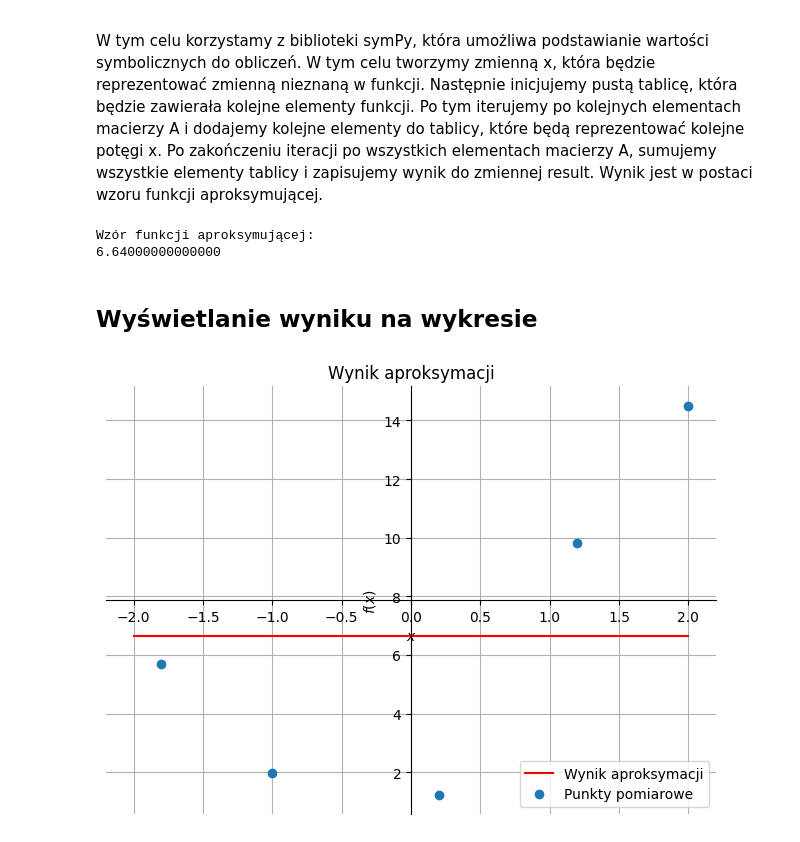
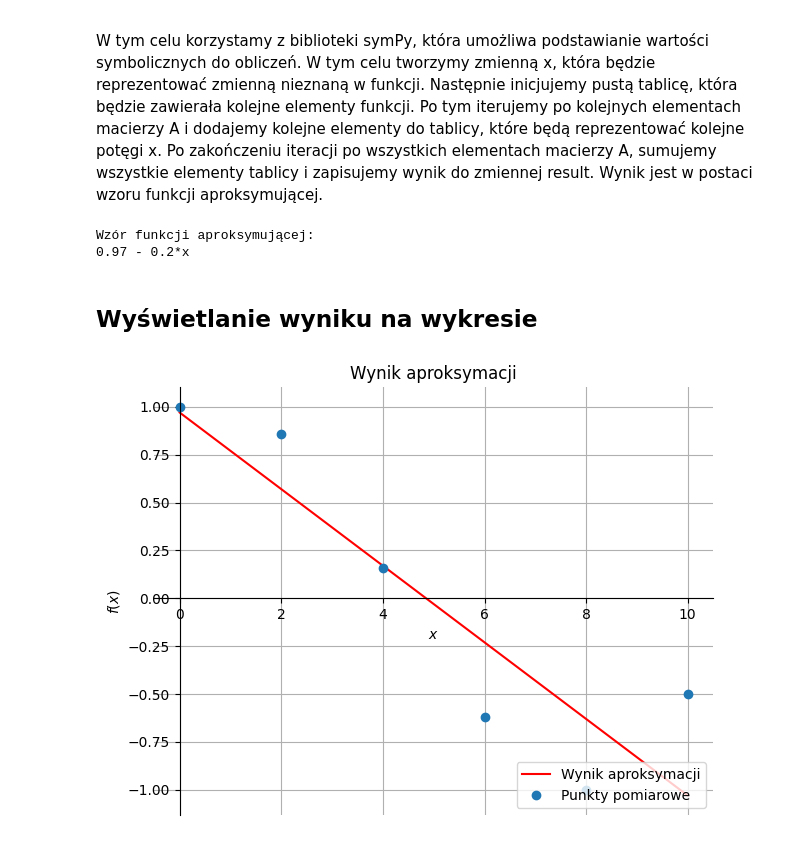
Before and after one commit to Kielx/approximation, a Jupyter notebook: approx.ipynb, the cells around one changed output. Cells and saved outputs as stored; diff of their text form; code cells hidden in the pictures.

```diff
--- a/approx.ipynb
+++ b/approx.ipynb
@@ -18,7 +18,7 @@ Dane powinny być w formie dwóch kolumn, gdzie pierwsza kolumna to wartości x,
 Kolumny powinny być oddzielone tabulatorem.
 Poniższa funkcja automatycznie zastępuje przecinki jako separator dziesiętny na kropki, co pozwala na poprawne wczytanie danych za pomocą np.loadtxt.
 # %%
-nazwa_pliku = 'input.txt'
+nazwa_pliku = 'Aproksymacja_dane.txt'
 
 # Funkcja, która zastępuje przecinki jako separator dziesiętny na kropki - w celu poprawnego wczytania danych za
 # pomocą np.loadtxt
@@ -30,6 +30,6 @@ def replace_commas_with_periods(filename):
         file.write(new_contents)
 
 replace_commas_with_periods(nazwa_pliku)
-coords = np.loadtxt('./' + nazwa_pliku, delimiter='\t')
+coords = np.loadtxt('./' + nazwa_pliku, delimiter=' ')
 print(coords)
 # %% [output]
@@ -194,27 +198,27 @@ print("Wzór funkcji aproksymującej: ")
 print(result)
 # %% [output]
 Wzór funkcji aproksymującej:
-6.64000000000000
+0.97 - 0.2*x
 # %% [markdown]
 ## Wyświetlanie wyniku na wykresie
 # %%
 from sympy.plotting.plot import MatplotlibBackend, Plot
 
 # funkcja zwracająca wykres z biblioteki sympy
 # Używana z powodu konieczności połączenia wielu wykresów w jeden
 def get_sympy_subplots(plot:Plot):
     backend = MatplotlibBackend(plot)
 
     backend.process_series()
     backend.fig.tight_layout()
     return backend.fig, backend.ax[0]
 
-p1 = sp.plot(result, (x, -2, 2),  show=False, line_color='red')
+p1 = sp.plot(result, (x, 0, 10),  show=False, line_color='red')
 p1.title = 'Wynik aproksymacji'
 fig, axe = get_sympy_subplots(p1)
 # Dodatkowe wykresy-tu punkty interpolacji
 axe.plot(xi, yi, "o")
 axe.legend(['Wynik aproksymacji', 'Punkty pomiarowe'], loc='lower right')
 axe.grid()
 # %% [output]
-[figure, old version]
+[figure, new version]
```
Also changed, not shown: parts of 6 cells of this notebook, 2 other files.
